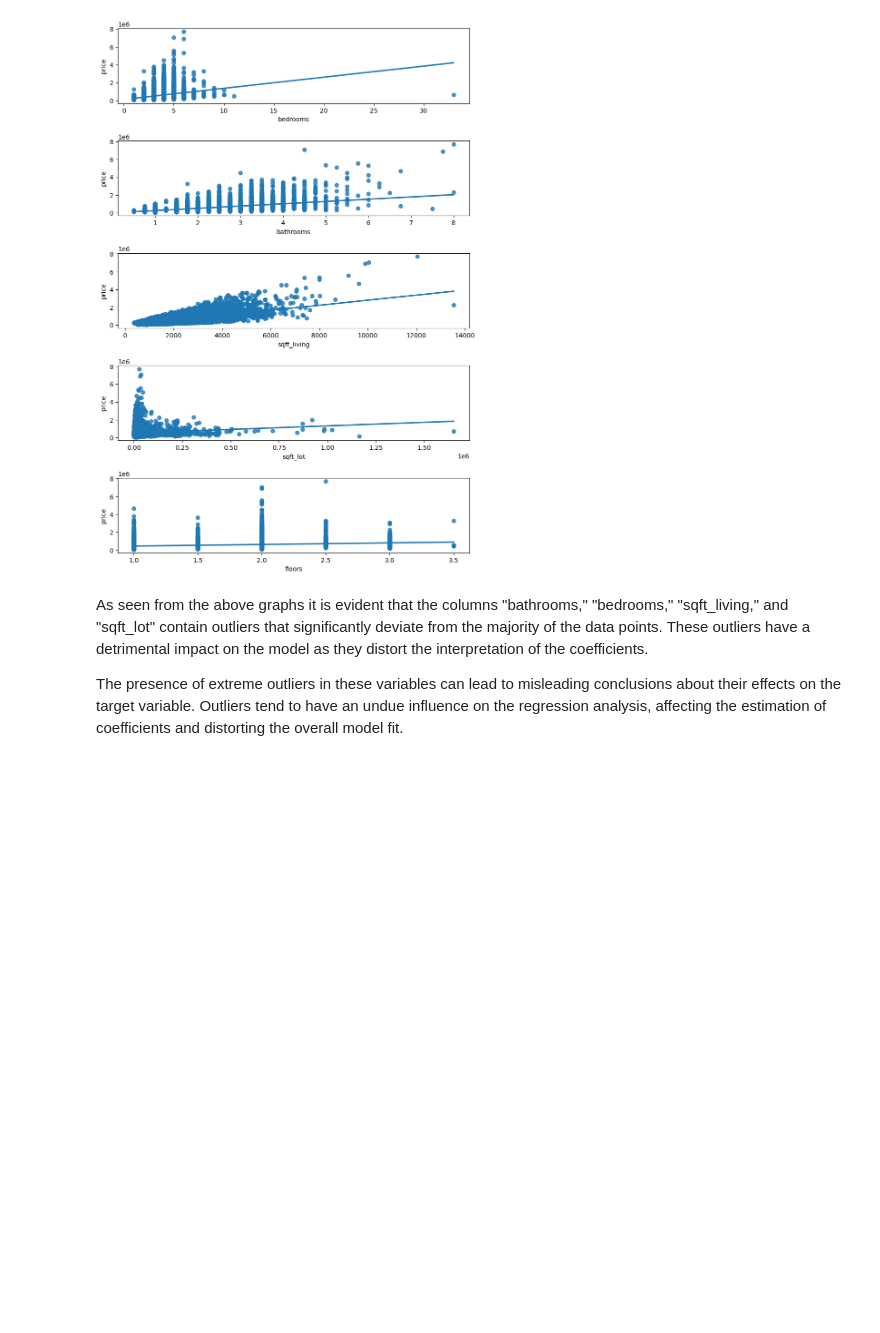
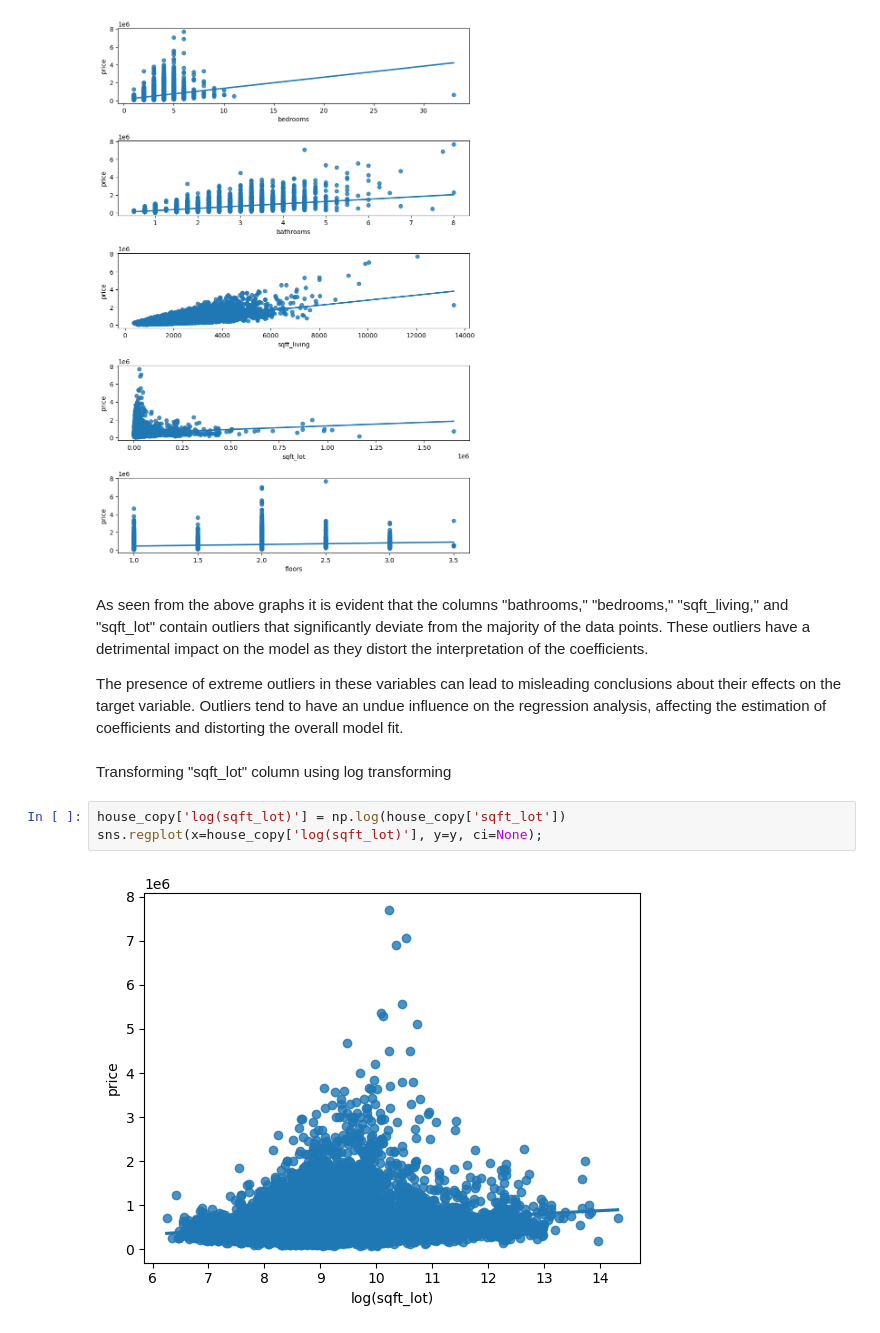
Before and after one commit to AdnanK1/phase-2, a Jupyter notebook: index.ipynb, the cells around one changed output. Drawn from its saved outputs; the diff is of its cells as text; blank space fills up the shorter version.

Commit message:
Log transforming the sqft_lot

```diff
--- a/index.ipynb
+++ b/index.ipynb
@@ -173,3 +173,10 @@ plt.subplots_adjust(hspace=0.5);  # Adjust the spacing between subplots;
 As seen from the above graphs it is evident that the columns "bathrooms," "bedrooms," "sqft_living," and "sqft_lot" contain outliers that significantly deviate from the majority of the data points. These outliers have a detrimental impact on the model as they distort the interpretation of the coefficients.
 
 The presence of extreme outliers in these variables can lead to misleading conclusions about their effects on the target variable. Outliers tend to have an undue influence on the regression analysis, affecting the estimation of coefficients and distorting the overall model fit.
+# %% [markdown]
+Transforming "sqft_lot" column using log transforming
+# %%
+house_copy['log(sqft_lot)'] = np.log(house_copy['sqft_lot'])
+sns.regplot(x=house_copy['log(sqft_lot)'], y=y, ci=None);
+# %% [output]
+[figure, added]
```
Also changed, not shown: parts of 1 cell of this notebook.
